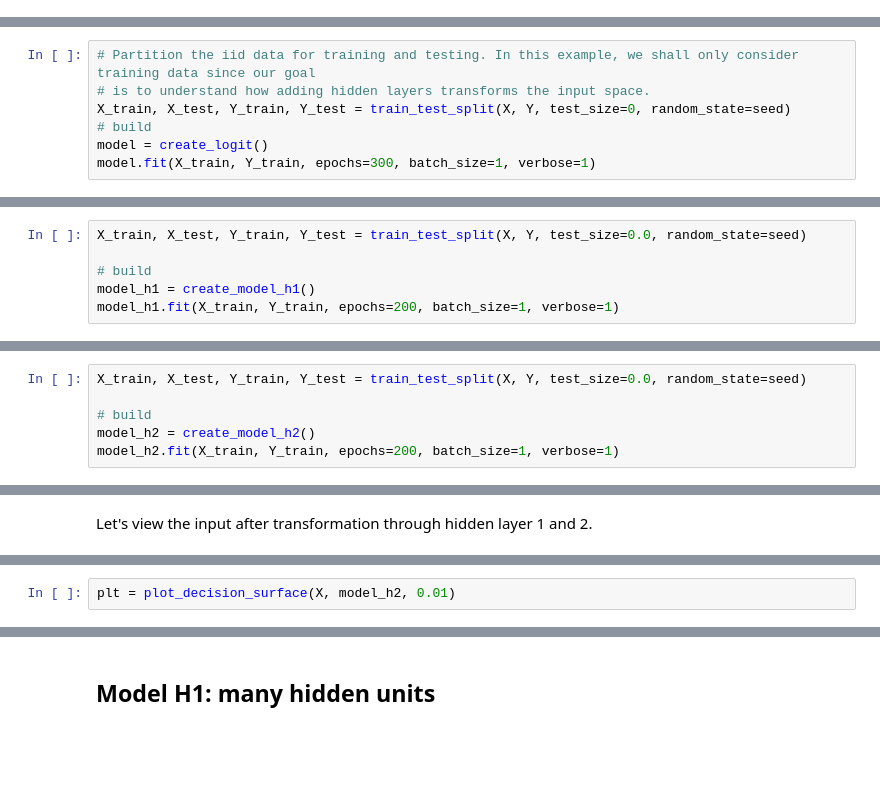
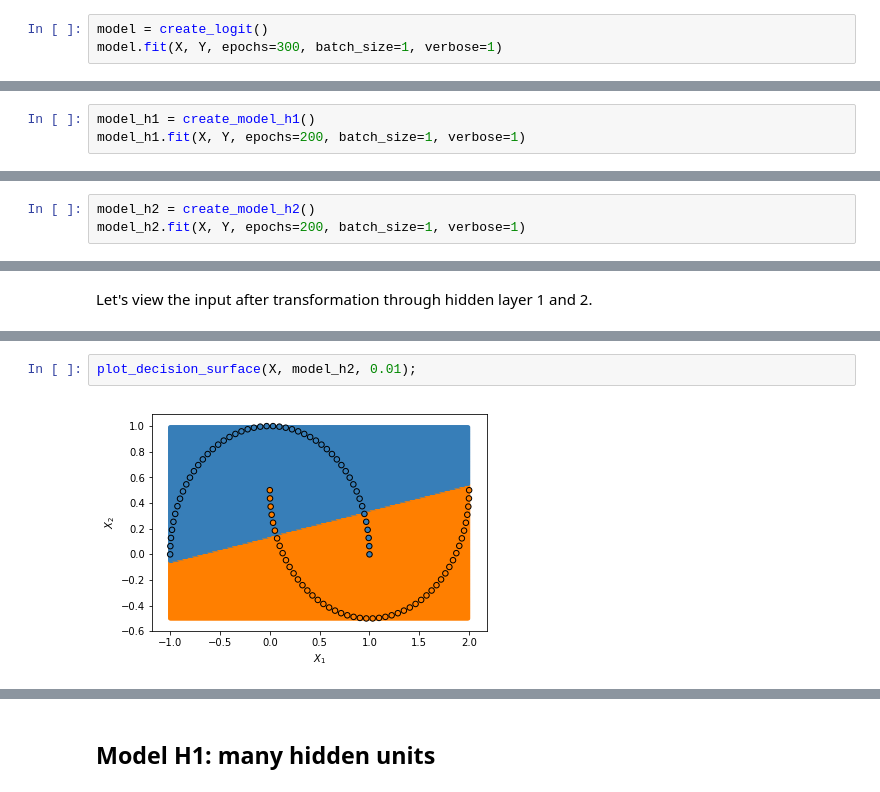
Before and after one commit to mfrdixon/ML_Finance_Codes, a Jupyter notebook: Chapter4-NNs/ML_in_Finance-Deep-Classifiers.ipynb, the cells around one changed output, grey strips where cells are left out. Drawn from its saved outputs; the diff is of its cells as text; blank space fills up the shorter version.

```diff
--- a/Chapter4-NNs/ML_in_Finance-Deep-Classifiers.ipynb
+++ b/Chapter4-NNs/ML_in_Finance-Deep-Classifiers.ipynb
@@ -81,0 +90,3 @@ def plot_decision_surface(X, model, h):
+# %%
+model = create_logit()
+model.fit(X, Y, epochs=300, batch_size=1, verbose=1)
@@ -91,7 +126,0 @@ np.random.seed(seed)
-# %%
-# Partition the iid data for training and testing. In this example, we shall only consider training data since our goal
-# is to understand how adding hidden layers transforms the input space.
-X_train, X_test, Y_train, Y_test = train_test_split(X, Y, test_size=0, random_state=seed)
-# build
-model = create_logit()
-model.fit(X_train, Y_train, epochs=300, batch_size=1, verbose=1)
@@ -193,8 +192,5 @@ def create_model_h1():
 # %%
-X_train, X_test, Y_train, Y_test = train_test_split(X, Y, test_size=0.0, random_state=seed)
-
-# build
 model_h1 = create_model_h1()
-model_h1.fit(X_train, Y_train, epochs=200, batch_size=1, verbose=1)
+model_h1.fit(X, Y, epochs=200, batch_size=1, verbose=1)
 # %% [output]
 Epoch 1/200
@@ -266,8 +263,5 @@ def create_model_h2():
 # %%
-X_train, X_test, Y_train, Y_test = train_test_split(X, Y, test_size=0.0, random_state=seed)
-
-# build
 model_h2 = create_model_h2()
-model_h2.fit(X_train, Y_train, epochs=200, batch_size=1, verbose=1)
+model_h2.fit(X, Y, epochs=200, batch_size=1, verbose=1)
 # %% [output]
 Epoch 1/200
@@ -324,2 +314,4 @@ plt.show()
 # %%
-plt = plot_decision_surface(X, model_h2, 0.01)
+plot_decision_surface(X, model_h2, 0.01);
+# %% [output]
+[figure, added]
```
Also changed, not shown: parts of 70 cells of this notebook.
